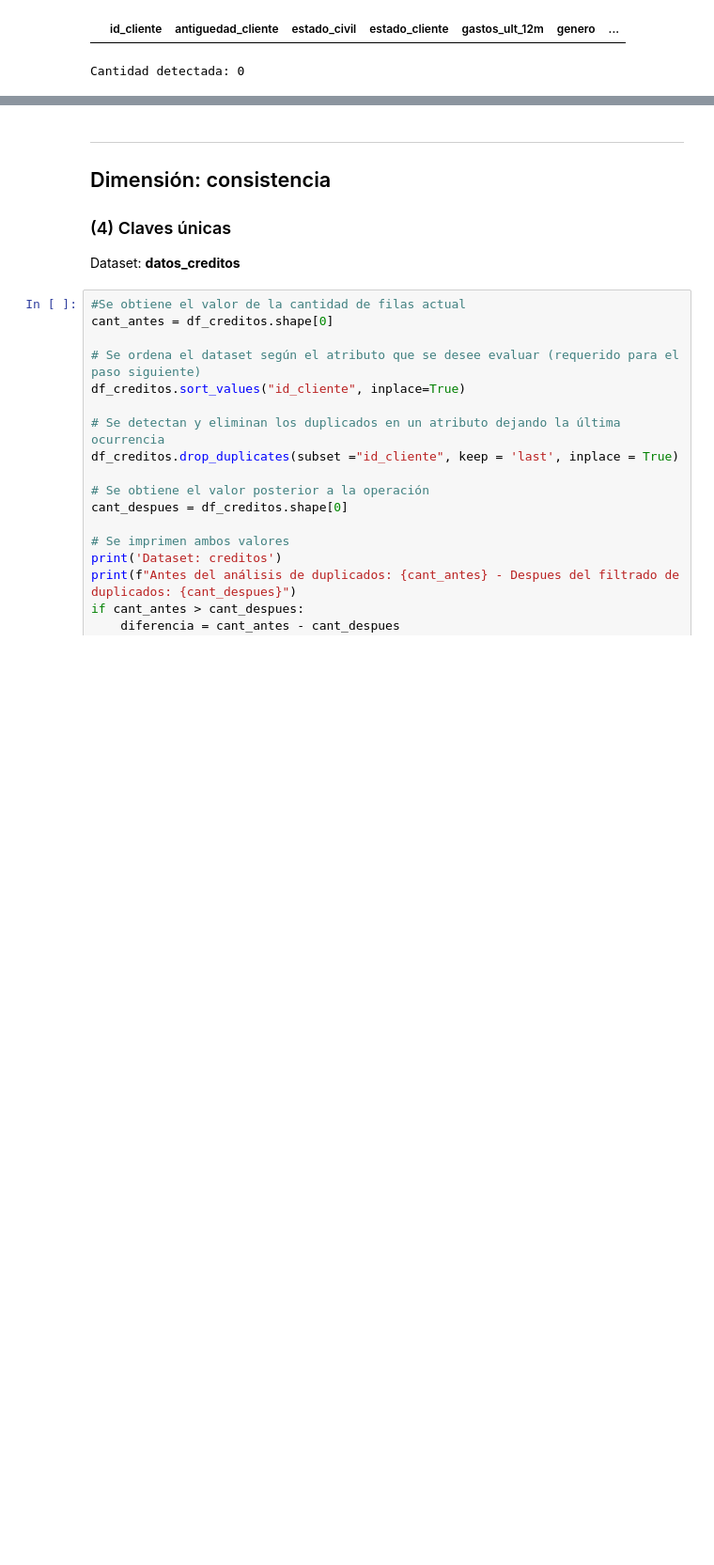
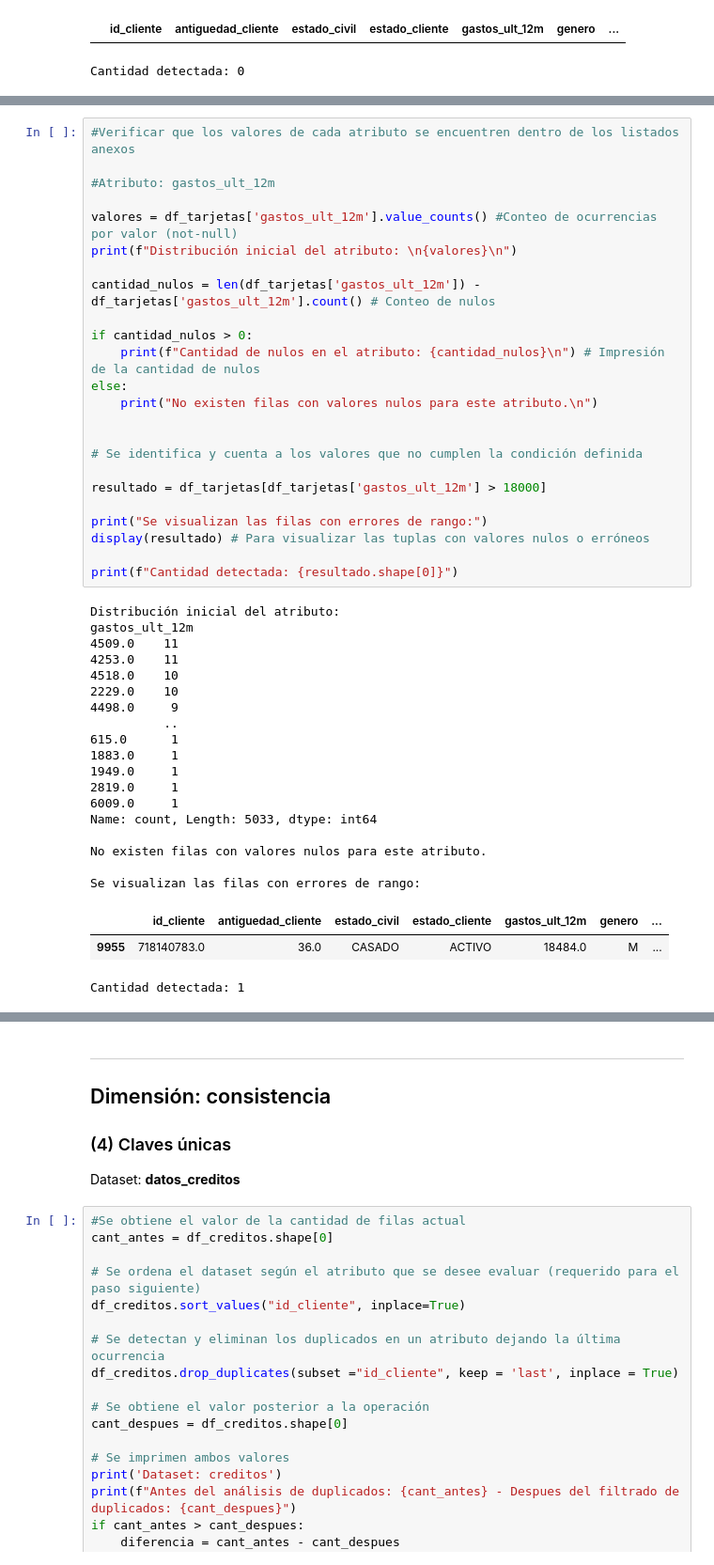
Before and after one commit to alebega/13MBID-OCT2324, a Jupyter notebook: notebooks/comprension_datos/CD03-Verificacion-calidad.ipynb, the cells around one changed output, grey strips where cells are left out. Shown at 94% size. Cells and saved outputs as stored; diff of their text form; blank space fills up the shorter version.

```diff
--- a/notebooks/comprension_datos/CD03-Verificacion-calidad.ipynb
+++ b/notebooks/comprension_datos/CD03-Verificacion-calidad.ipynb
@@ -779,0 +864,46 @@ Cantidad detectada: 0
+# %%
+#Verificar que los valores de cada atributo se encuentren dentro de los listados anexos
+
+#Atributo: gastos_ult_12m
+
+valores = df_tarjetas['gastos_ult_12m'].value_counts() #Conteo de ocurrencias por valor (not-null)
+print(f"Distribución inicial del atributo: \n{valores}\n")
+
+cantidad_nulos = len(df_tarjetas['gastos_ult_12m']) - df_tarjetas['gastos_ult_12m'].count() # Conteo de nulos
+
+if cantidad_nulos > 0:
+    print(f"Cantidad de nulos en el atributo: {cantidad_nulos}\n") # Impresión de la cantidad de nulos
+else:
+    print("No existen filas con valores nulos para este atributo.\n")
+
+
+# Se identifica y cuenta a los valores que no cumplen la condición definida
+
+resultado = df_tarjetas[df_tarjetas['gastos_ult_12m'] > 18000]
+
+print("Se visualizan las filas con errores de rango:")
+display(resultado) # Para visualizar las tuplas con valores nulos o erróneos
+
+print(f"Cantidad detectada: {resultado.shape[0]}")
+# %% [output]
+Distribución inicial del atributo:
+gastos_ult_12m
+4509.0    11
+4253.0    11
+4518.0    10
+2229.0    10
+4498.0     9
+          ..
+615.0      1
+1883.0     1
+1949.0     1
+2819.0     1
+6009.0     1
+Name: count, Length: 5033, dtype: int64
+
+No existen filas con valores nulos para este atributo.
+
+Se visualizan las filas con errores de rango:
+|  | id_cliente | antiguedad_cliente | estado_civil | estado_cliente | gastos_ult_12m | genero | ... |
+| 9955 | 718140783.0 | 36.0 | CASADO | ACTIVO | 18484.0 | M | ... |
+Cantidad detectada: 1
```
Also changed, not shown: parts of 16 cells of this notebook, 2 other files.
